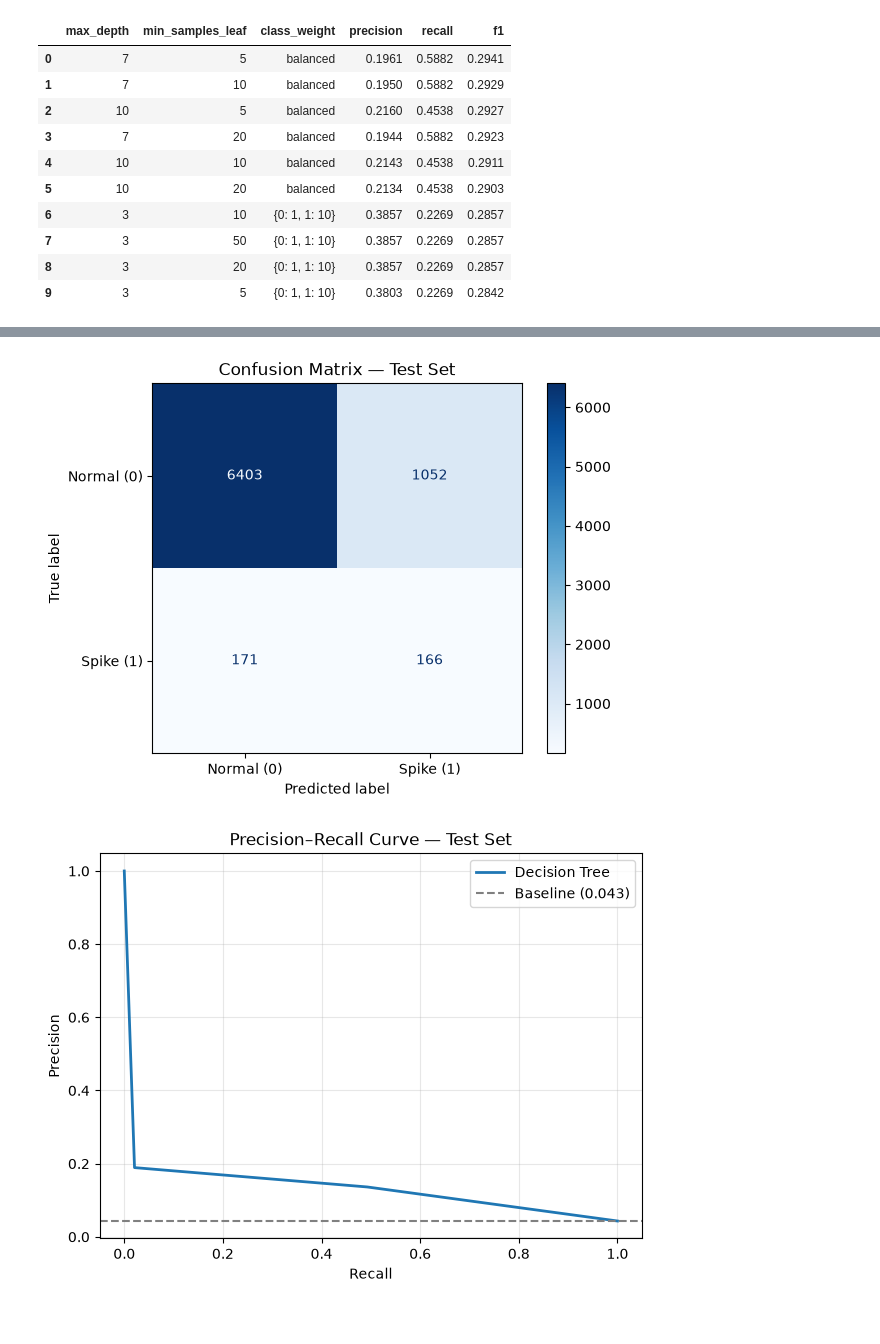
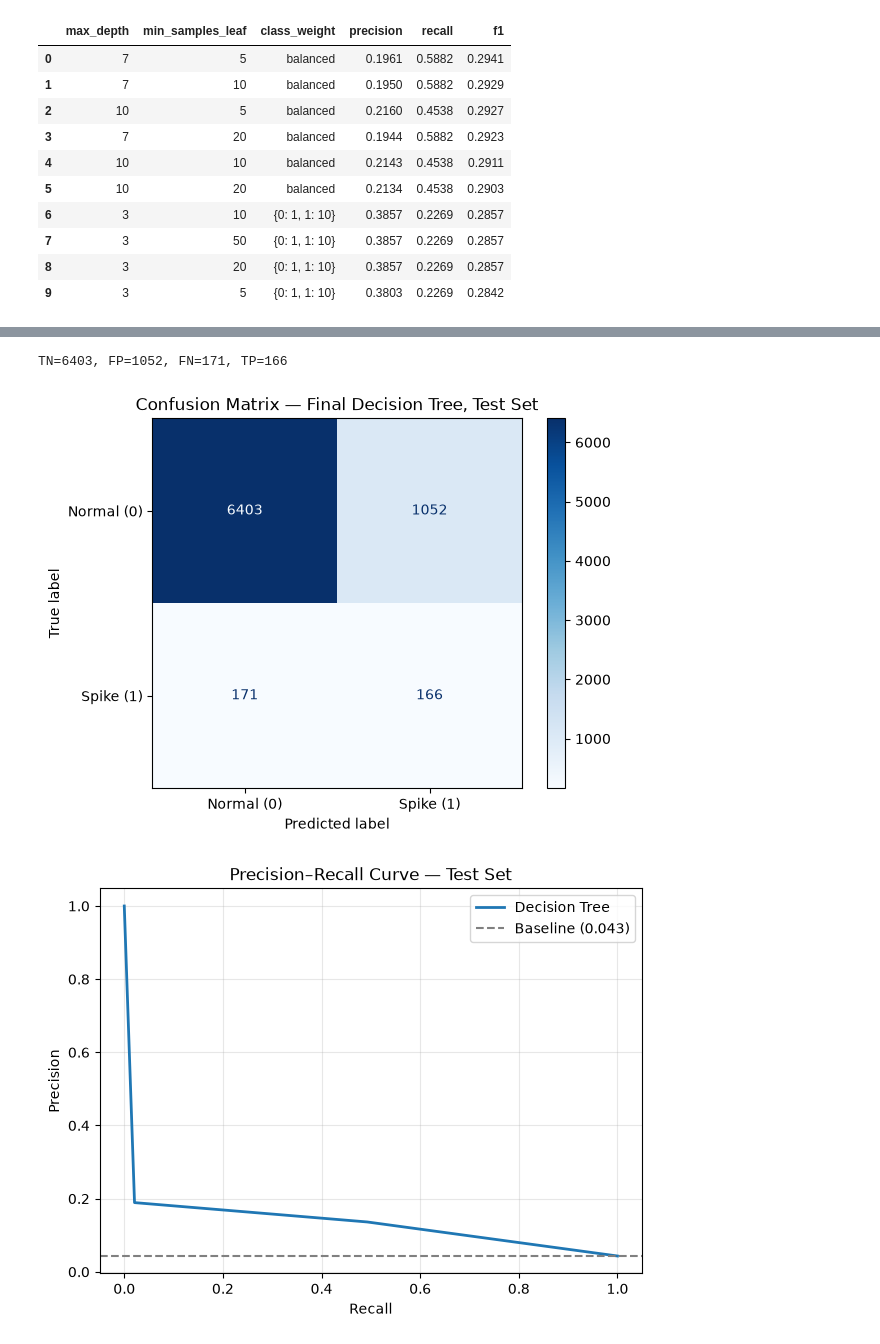
Before and after one commit to FilipZanton/se3-price-spike-prediction, a Jupyter notebook: notebooks/06_price_spike_prediction.ipynb, the cells around one changed output, grey strips where cells are left out. Drawn from its saved outputs; the diff is of its cells as text; code cells hidden in the pictures.

```diff
--- a/notebooks/06_price_spike_prediction.ipynb
+++ b/notebooks/06_price_spike_prediction.ipynb
@@ -3,9 +3,14 @@
 
 Predict whether each target hour in SE3 will have a high price anomaly one day ahead, using only information available beforehand (historical price lags, day-ahead load and weather forecasts, and calendar features).
 # %%
+from pathlib import Path
+import hashlib
+import json
+
 import pandas as pd
 import numpy as np
 import matplotlib.pyplot as plt
+import sklearn
 
 from sklearn.dummy import DummyClassifier
 from sklearn.tree import DecisionTreeClassifier, plot_tree
@@ -18,3 +23,6 @@ from sklearn.metrics import (
     precision_recall_curve,
     classification_report
 )
+
+RESULTS_DIR = Path('../artifacts/price_spike_prediction')
+RESULTS_DIR.mkdir(parents=True, exist_ok=True)
@@ -221,18 +247,31 @@ Final Decision Tree on TEST SET:
 Precision: 0.1363
 Recall:    0.4926
 F1-score:  0.2135
-# %%
-cm = confusion_matrix(y_test, test_preds)
-
-disp = ConfusionMatrixDisplay(
-    confusion_matrix=cm,
-    display_labels=['Normal (0)', 'Spike (1)']
-)
-disp.plot(cmap='Blues')
-plt.title("Confusion Matrix — Test Set")
-plt.show()
-# %% [output]
-[figure, removed]
+# %%
+# Slide 9: use the same test_pred that is attached to test_analysis.
+cm = confusion_matrix(y_test, test_pred, labels=[0, 1])
+tn, fp, fn, tp = map(int, cm.ravel())
+print(f'TN={tn}, FP={fp}, FN={fn}, TP={tp}')
+
+cm_df = pd.DataFrame(
+    cm,
+    index=pd.Index(['Normal (0)', 'Spike (1)'], name='Actual'),
+    columns=pd.Index(['Normal (0)', 'Spike (1)'], name='Predicted')
+)
+
+disp = ConfusionMatrixDisplay(
+    confusion_matrix=cm,
+    display_labels=['Normal (0)', 'Spike (1)']
+)
+disp.plot(cmap='Blues')
+plt.title('Confusion Matrix — Final Decision Tree, Test Set')
+disp.figure_.savefig(RESULTS_DIR / 'confusion_matrix.png', dpi=200, bbox_inches='tight')
+# Refresh the existing image used by the presentation as well.
+disp.figure_.savefig('../ConfusionMatrix.png', dpi=200, bbox_inches='tight')
+plt.show()
+# %% [output]
+TN=6403, FP=1052, FN=171, TP=166
+[figure, added]
 # %%
 precisions, recalls, thresholds = precision_recall_curve(y_test, test_probs)
 
```
Also changed, not shown: parts of 6 cells of this notebook, 9 other files.
